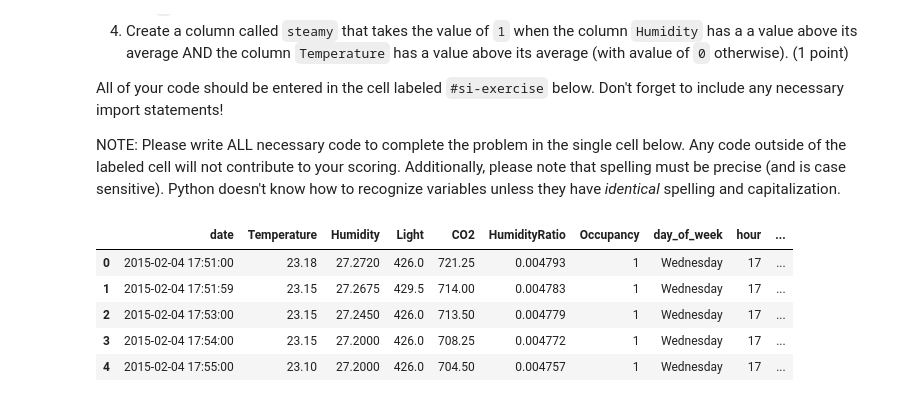
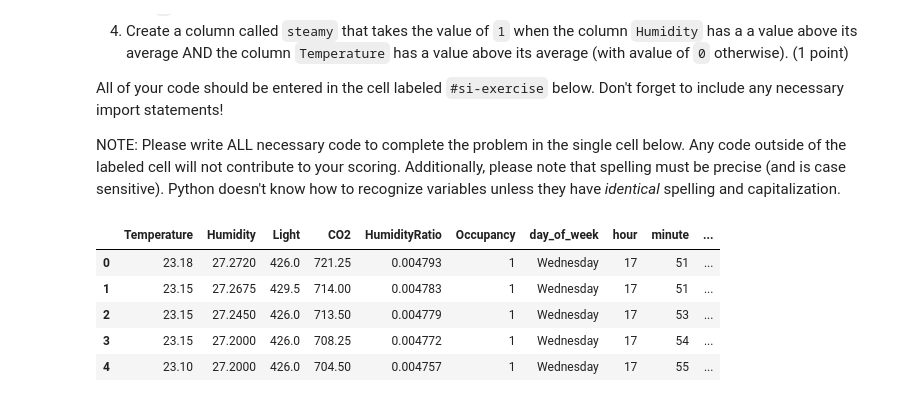
Before and after one commit to ouwayokeza2/econ8320-assignment-06, a Jupyter notebook: Lesson.ipynb, the cells around one changed output. Cells and saved outputs as stored; diff of their text form; code cells hidden in the pictures.

```diff
--- a/Lesson.ipynb
+++ b/Lesson.ipynb
@@ -4116,32 +4116,37 @@ NOTE: Please write ALL necessary code to complete the problem in the single cell
 # %%
 import pandas as pd
 
 url = "https://github.com/dustywhite7/pythonMikkeli/raw/master/exampleData/roomOccupancy.csv"
 
 # 1) Import
 occupancy = pd.read_csv(url)
 
-# 2) Timestamp -> day_of_week, hour, minute
+# 2) Transform the 'date' column to datetime objects
 occupancy["date"] = pd.to_datetime(occupancy["date"])
+
+# Create new columns for day_of_week, hour, and minute
 occupancy["day_of_week"] = occupancy["date"].dt.day_name()
 occupancy["hour"] = occupancy["date"].dt.hour
 occupancy["minute"] = occupancy["date"].dt.minute
+
+# Drop the original 'date' column as it has been transformed into new features
+occupancy = occupancy.drop("date", axis=1)
 
 # 3) bright: Light above average = 1 else 0
 occupancy["bright"] = (occupancy["Light"] > occupancy["Light"].mean()).astype(int)
 
 # 4) steamy: Humidity above avg AND Temperature above avg = 1 else 0
 occupancy["steamy"] = (
     (occupancy["Humidity"] > occupancy["Humidity"].mean()) &
     (occupancy["Temperature"] > occupancy["Temperature"].mean())
 ).astype(int)
 
 # Display the head of the DataFrame to show the new columns
 occupancy.head()
 # %% [output]
-|  | date | Temperature | Humidity | Light | CO2 | HumidityRatio | Occupancy | day_of_week | hour | ... |
-| 0 | 2015-02-04 17:51:00 | 23.18 | 27.2720 | 426.0 | 721.25 | 0.004793 | 1 | Wednesday | 17 | ... |
-| 1 | 2015-02-04 17:51:59 | 23.15 | 27.2675 | 429.5 | 714.00 | 0.004783 | 1 | Wednesday | 17 | ... |
-| 2 | 2015-02-04 17:53:00 | 23.15 | 27.2450 | 426.0 | 713.50 | 0.004779 | 1 | Wednesday | 17 | ... |
-| 3 | 2015-02-04 17:54:00 | 23.15 | 27.2000 | 426.0 | 708.25 | 0.004772 | 1 | Wednesday | 17 | ... |
-| 4 | 2015-02-04 17:55:00 | 23.10 | 27.2000 | 426.0 | 704.50 | 0.004757 | 1 | Wednesday | 17 | ... |
+|  | Temperature | Humidity | Light | CO2 | HumidityRatio | Occupancy | day_of_week | hour | minute | ... |
+| 0 | 23.18 | 27.2720 | 426.0 | 721.25 | 0.004793 | 1 | Wednesday | 17 | 51 | ... |
+| 1 | 23.15 | 27.2675 | 429.5 | 714.00 | 0.004783 | 1 | Wednesday | 17 | 51 | ... |
+| 2 | 23.15 | 27.2450 | 426.0 | 713.50 | 0.004779 | 1 | Wednesday | 17 | 53 | ... |
+| 3 | 23.15 | 27.2000 | 426.0 | 708.25 | 0.004772 | 1 | Wednesday | 17 | 54 | ... |
+| 4 | 23.10 | 27.2000 | 426.0 | 704.50 | 0.004757 | 1 | Wednesday | 17 | 55 | ... |
```
